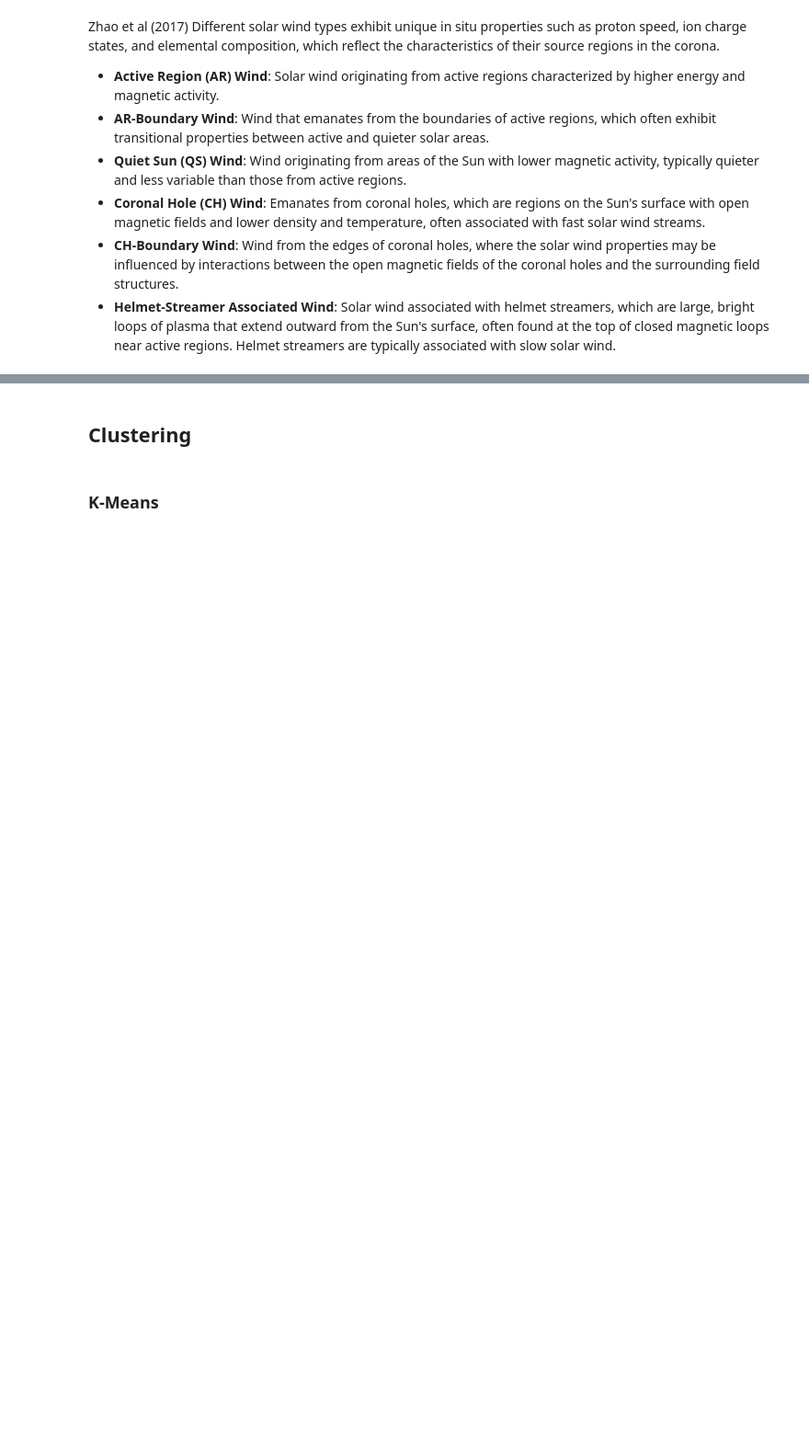
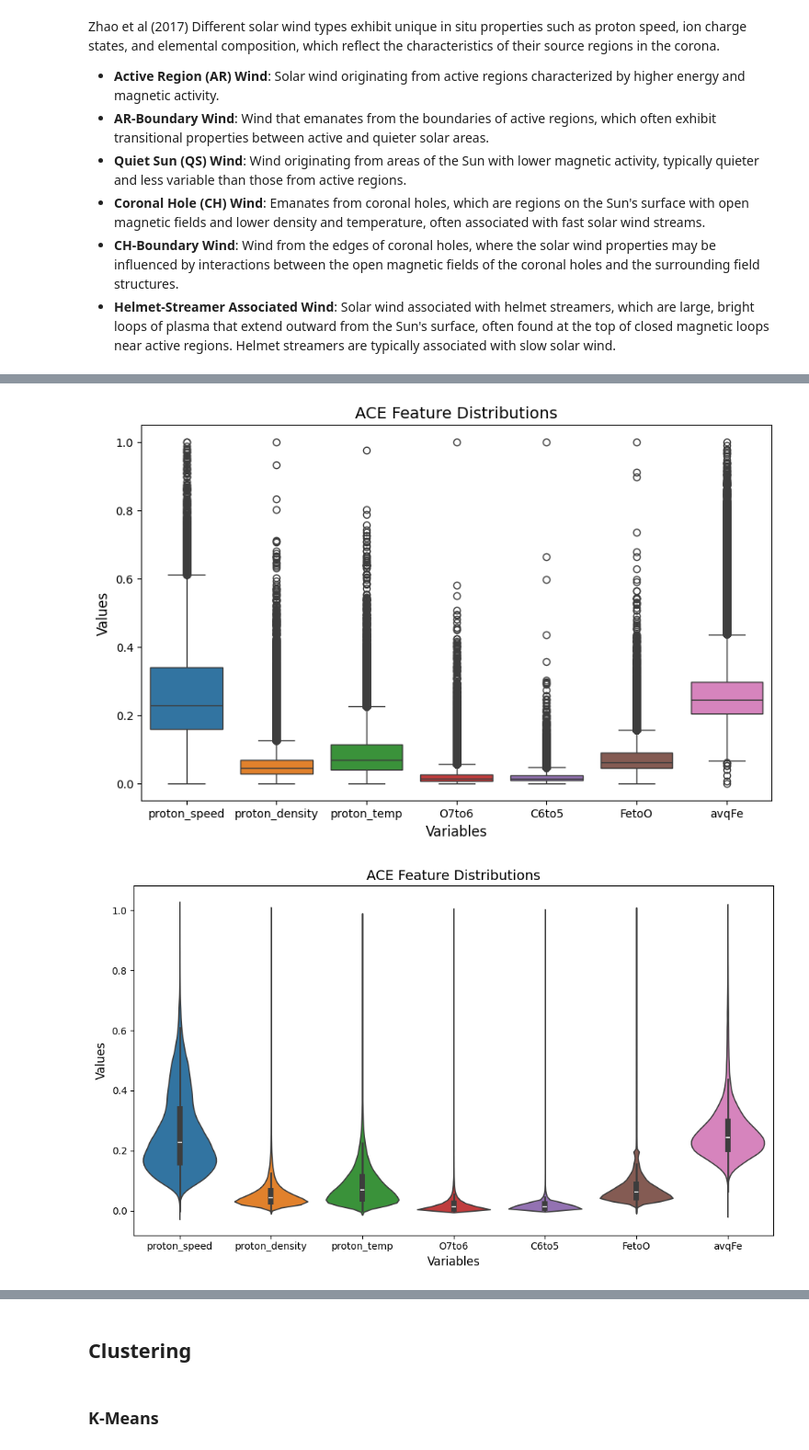
Before and after one commit to SarahAmiraslani/solar-wind-coronal-origin, a Jupyter notebook: notebooks/07_coronal_origin.ipynb, the cells around one changed output, grey strips where cells are left out. Shown at 92% size. Drawn from its saved outputs; the diff is of its cells as text; code cells hidden in the pictures; blank space fills up the shorter version.

```diff
--- a/notebooks/07_coronal_origin.ipynb
+++ b/notebooks/07_coronal_origin.ipynb
@@ -54,0 +151,44 @@ z_dot_RTN
+# %%
+# Set figure size
+plt.figure(figsize=(10, 6))
+
+# Create box plots
+sns.boxplot(data=X)
+
+# Set x and y labels
+plt.xlabel('Variables', fontsize=12)
+plt.ylabel('Values', fontsize=12)
+
+# Set title
+plt.title('ACE Feature Distributions', fontsize=14)
+
+# Increase tick label font size
+plt.xticks(fontsize=10)
+plt.yticks(fontsize=10)
+
+# Show the plot
+plt.show()
+
+# Set figure size
+plt.figure(figsize=(10, 6))
+
+# Create violin plots
+sns.violinplot(data=X)
+
+# Set x and y labels
+plt.xlabel('Variables', fontsize=12)
+plt.ylabel('Values', fontsize=12)
+
+# Set title
+plt.title('ACE Feature Distributions', fontsize=14)
+
+# Increase tick label font size
+plt.xticks(fontsize=10)
+plt.yticks(fontsize=10)
+
+# Show the plot
+plt.tight_layout()
+plt.show()
+# %% [output]
+[figure, added]
+[figure, added]
```
Also changed, not shown: parts of 23 cells of this notebook, 1 other file.
